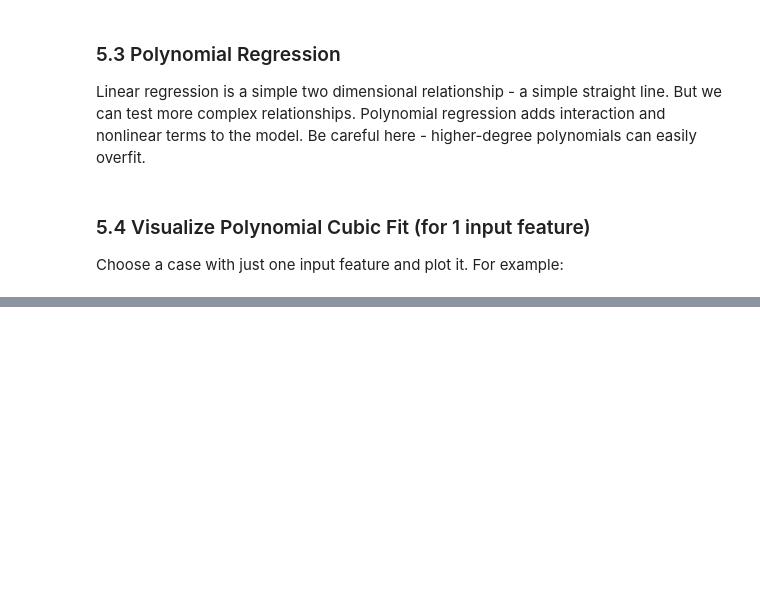
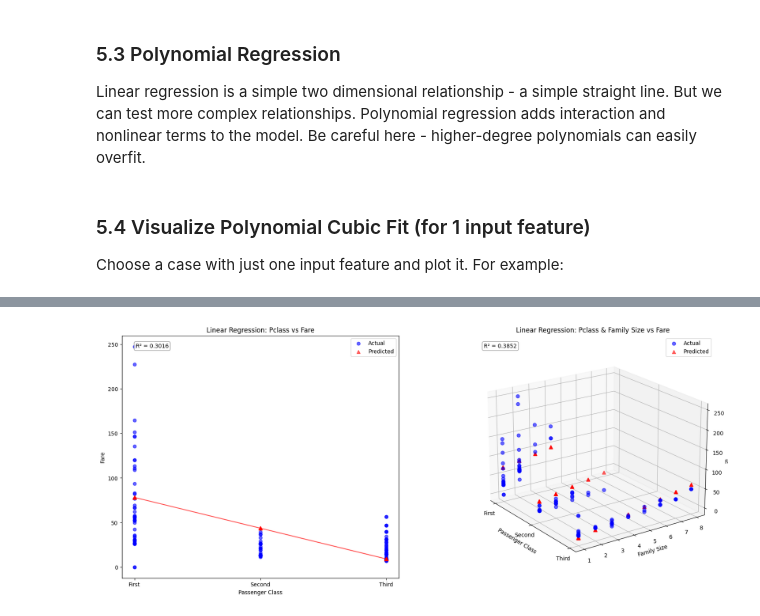
Before and after one commit to gjrich/applied-ml-gjrich, a Jupyter notebook: lab04/ml04_gjrich.ipynb, the cells around one changed output, grey strips where cells are left out. Cells and saved outputs as stored; diff of their text form; code cells hidden in the pictures; blank space fills up the shorter version.

```diff
--- a/lab04/ml04_gjrich.ipynb
+++ b/lab04/ml04_gjrich.ipynb
@@ -502,46 +571,84 @@ R^2 values are good compared to other cases, but clearly changing the degree mak
 # %%
-# Create a combined feature set with pclass and family_size
+# Create feature sets
+X_pclass = titanic[['pclass']]
 X_combined = titanic[['pclass', 'family_size']]
 
 # Split the data
+X_pclass_train, X_pclass_test, y_pclass_train, y_pclass_test = train_test_split(
+    X_pclass, titanic['fare'], test_size=0.2, random_state=123)
 X_combined_train, X_combined_test, y_combined_train, y_combined_test = train_test_split(
     X_combined, titanic['fare'], test_size=0.2, random_state=123)
 
-# Train a linear regression model
+# Train linear regression models
+lr_pclass = LinearRegression()
+lr_pclass.fit(X_pclass_train, y_pclass_train)
+y_pred_pclass = lr_pclass.predict(X_pclass_test)
+
 lr_combined = LinearRegression()
 lr_combined.fit(X_combined_train, y_combined_train)
 y_pred_combined = lr_combined.predict(X_combined_test)
 
-# Create a 3D visualization of the multi-feature regression
-fig = plt.figure(figsize=(12, 8))
-ax = fig.add_subplot(111, projection='3d')
+# Create a figure with two subplots side by side
+fig = plt.figure(figsize=(20, 8))
 
-# Plot the actual data points
-ax.scatter(X_combined_test['pclass'], X_combined_test['family_size'], y_combined_test,
+# Plot 1: Pclass only (2D plot)
+ax1 = fig.add_subplot(121)
+ax1.scatter(X_pclass_test, y_pclass_test, color='blue', alpha=0.6, marker='o', label='Actual')
+ax1.scatter(X_pclass_test, y_pred_pclass, color='red', alpha=0.6, marker='^', label='Predicted')
+
+# Create sorted data for a cleaner line plot
+sorted_indices = X_pclass_test.iloc[:, 0].argsort()
+sorted_X = X_pclass_test.iloc[sorted_indices]
+sorted_y_pred = y_pred_pclass[sorted_indices]
+
+# Draw a line connecting predictions
+ax1.plot(sorted_X, sorted_y_pred, color='red', linestyle='-', alpha=0.7)
+
+ax1.set_xlabel('Passenger Class')
+ax1.set_ylabel('Fare')
+ax1.set_title('Linear Regression: Pclass vs Fare')
+ax1.set_xticks([1, 2, 3])
+ax1.set_xticklabels(['First', 'Second', 'Third'])
+ax1.legend(loc='upper right')
+
+# Add R² value to plot
+ax1.text(0.05, 0.95, f"R² = {r2_score(y_pclass_test, y_pred_pclass):.4f}",
+         transform=ax1.transAxes,
+         bbox=dict(boxstyle="round,pad=0.3", fc="white", ec="gray", alpha=0.8))
+
+# Plot 2: Pclass and Family Size (3D plot)
+ax2 = fig.add_subplot(122, projection='3d')
+ax2.scatter(X_combined_test['pclass'], X_combined_test['family_size'], y_combined_test,
            color='blue', alpha=0.6, marker='o', s=40, label='Actual')
-
-# Plot predicted data points
-ax.scatter(X_combined_test['pclass'], X_combined_test['family_size'], y_pred_combined,
+ax2.scatter(X_combined_test['pclass'], X_combined_test['family_size'], y_pred_combined,
            color='red', alpha=0.6, marker='^', s=40, label='Predicted')
 
-# Set labels and title
-ax.set_xlabel('Passenger Class')
-ax.set_ylabel('Family Size')
-ax.set_zlabel('Fare')
-ax.set_title('Linear Regression: Pclass & Family Size vs Fare')
-ax.set_xticks([1, 2, 3])
-ax.set_xticklabels(['First', 'Second', 'Third'])
-
-# Set a lower viewing angle
-ax.view_init(elev=20, azim=-35)  # Lower elevation, adjust azimuth
+ax2.set_xlabel('Passenger Class')
+ax2.set_ylabel('Family Size')
+ax2.set_zlabel('Fare')
+ax2.set_title('Linear Regression: Pclass & Family Size vs Fare')
+ax2.set_xticks([1, 2, 3])
+ax2.set_xticklabels(['First', 'Second', 'Third'])
+ax2.view_init(elev=20, azim=-35)
 
 # Add R² value to plot
-ax.text2D(0.05, 0.95, f"R² = {r2_score(y_combined_test, y_pred_combined):.4f}",
-         transform=ax.transAxes,
+ax2.text2D(0.05, 0.95, f"R² = {r2_score(y_combined_test, y_pred_combined):.4f}",
+         transform=ax2.transAxes,
          bbox=dict(boxstyle="round,pad=0.3", fc="white", ec="gray", alpha=0.8))
+ax2.legend(loc='upper right')
 
-# Make legend more visible
-plt.legend(loc='upper right', bbox_to_anchor=(1, 0.9), fontsize=12)
+plt.show()
 
-plt.tight_layout()
-plt.show()
+# Print performance metrics for comparison
+print("Pclass Only Model:")
+print(f"R²: {r2_score(y_pclass_test, y_pred_pclass):.4f}")
+print(f"RMSE: {root_mean_squared_error(y_pclass_test, y_pred_pclass):.2f}")
+print(f"MAE: {mean_absolute_error(y_pclass_test, y_pred_pclass):.2f}")
+print("-" * 40)
+
+print("Pclass + Family Size Model:")
+print(f"R²: {r2_score(y_combined_test, y_pred_combined):.4f}")
+print(f"RMSE: {root_mean_squared_error(y_combined_test, y_pred_combined):.2f}")
+print(f"MAE: {mean_absolute_error(y_combined_test, y_pred_combined):.2f}")
+# %% [output]
+[figure, added]
```
Also changed, not shown: parts of 27 cells of this notebook, 9 other files.
